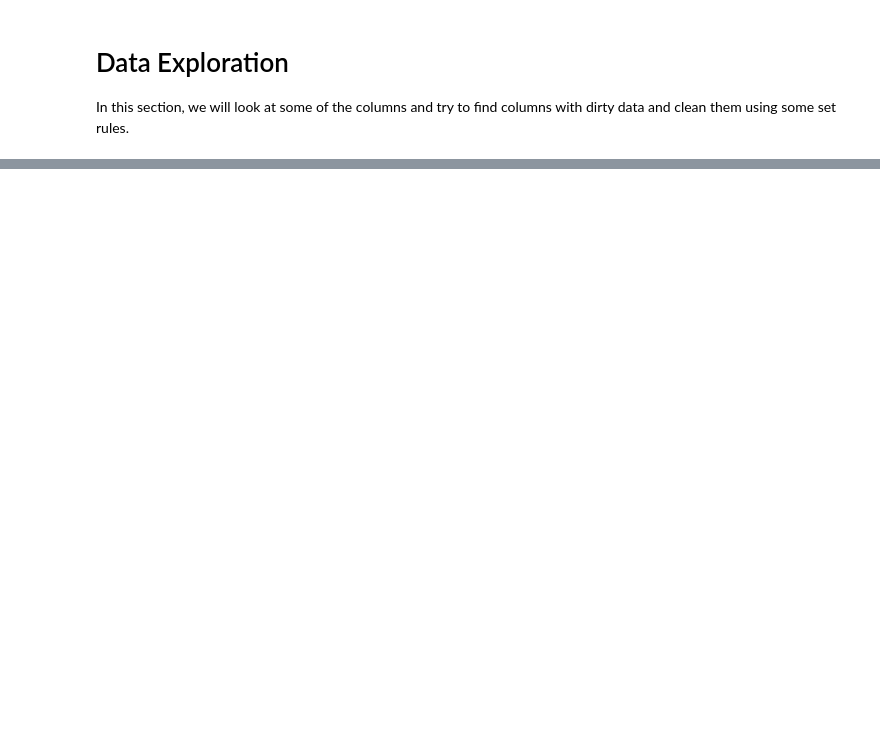
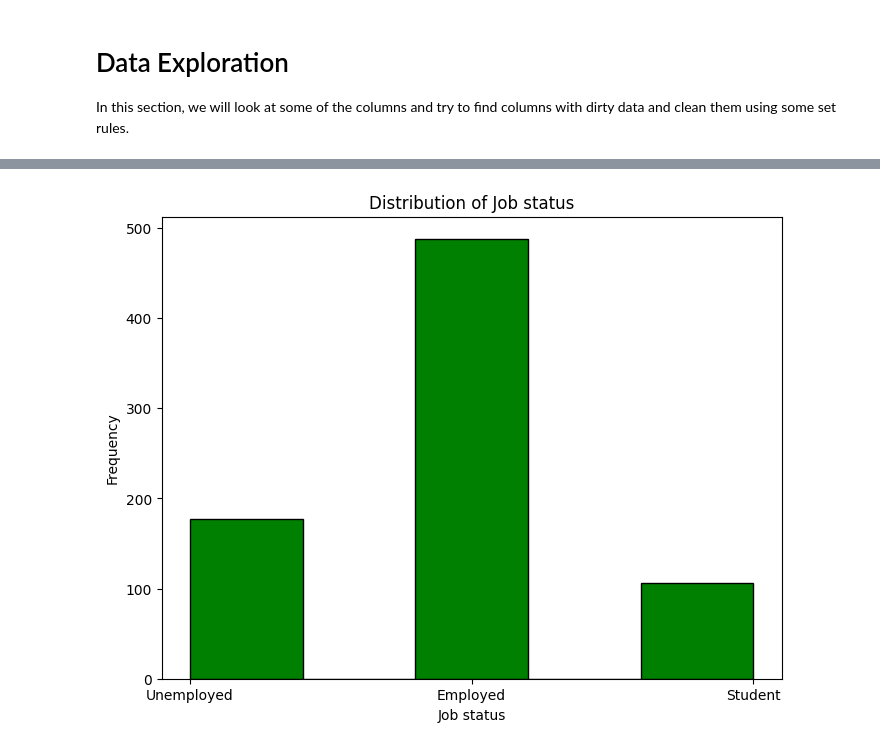
Before and after one commit to abbasidaniyalorg/ids-assignment-hub-sample, a Jupyter notebook: source/Assignment 1/Assignment1.ipynb, the cells around one changed output, grey strips where cells are left out. Drawn from its saved outputs; the diff is of its cells as text; code cells hidden in the pictures; blank space fills up the shorter version.

```diff
--- a/source/Assignment 1/Assignment1.ipynb
+++ b/source/Assignment 1/Assignment1.ipynb
@@ -115,0 +479,2 @@ In this section, we will look at some of the columns and try to find columns wit
+# %%
+cleaned_df = cleaned_df_with_numeric_values
@@ -115,0 +798,13 @@ In this section, we will look at some of the columns and try to find columns wit
+# %%
+# Visualize: Distribution of Job status
+
+### BEGIN SOLUTION
+plt.figure(figsize=(8, 6))
+plt.hist(final_clean_df['Job status'], bins=5, color='green', edgecolor='black')
+plt.title('Distribution of Job status')
+plt.xlabel('Job status')
+plt.ylabel('Frequency')
+plt.show()
+### END SOLUTION
+# %% [output]
+[figure, added]
```
Also changed, not shown: parts of 83 cells of this notebook, 14 other files.
